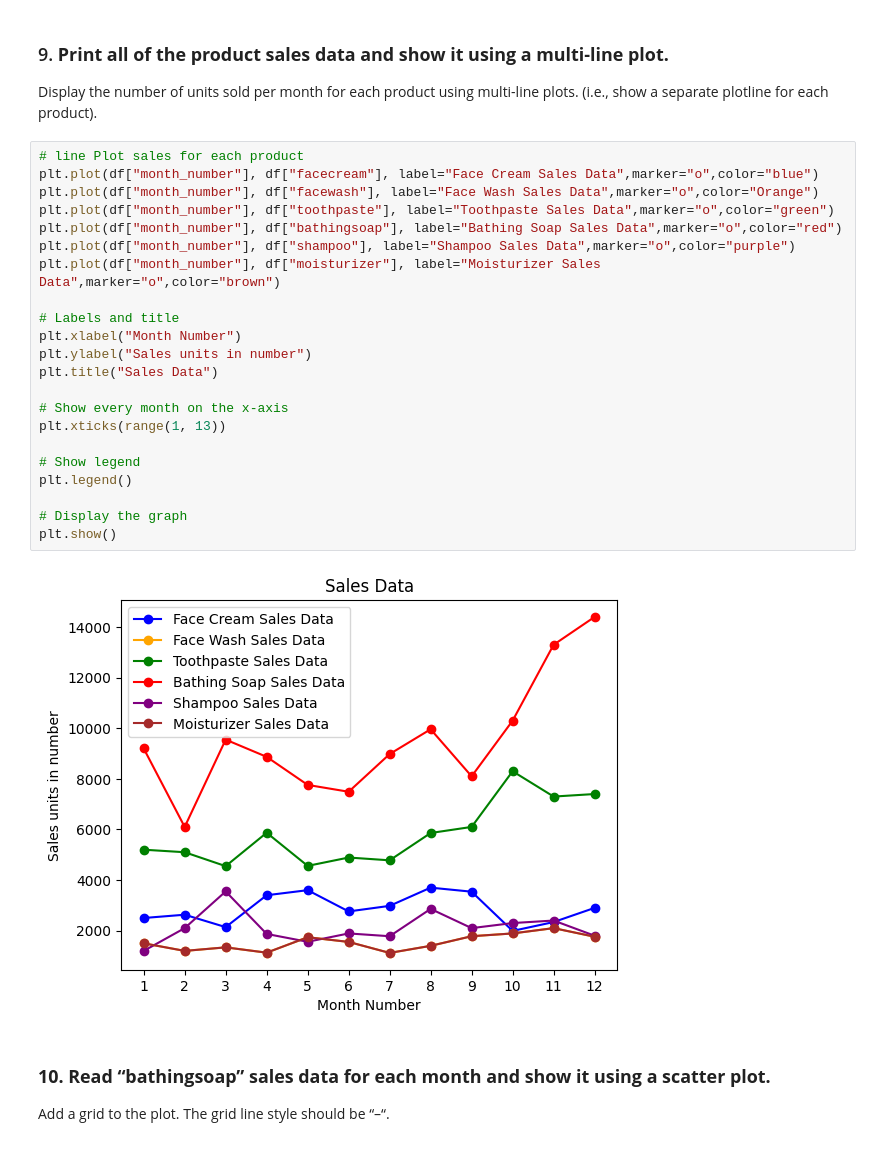
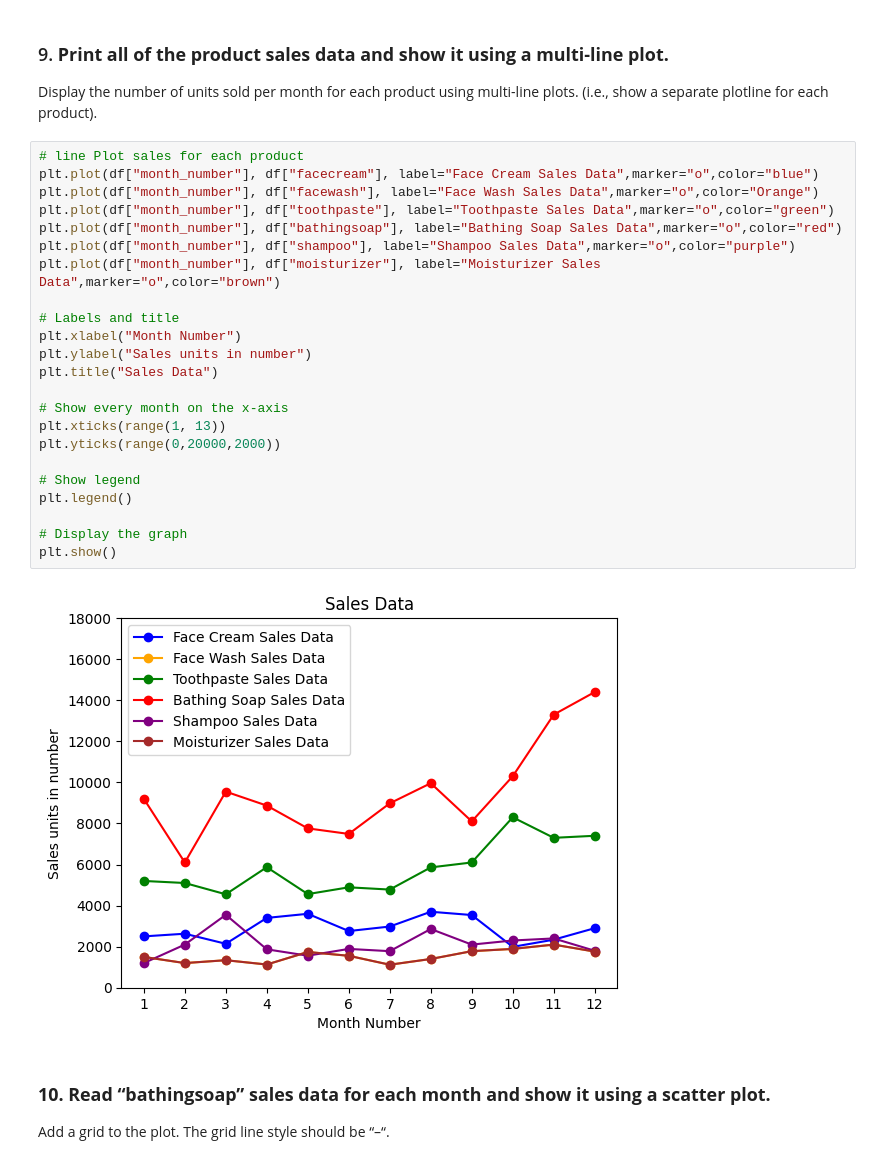
Before and after one commit to DeepaTS/386.5_MatPlotLib, a Jupyter notebook: Deepa__386_SBA_Data_Analysis_and_Visualization_with_Python.ipynb, the cells around one changed output. Saved outputs shown, nothing was run; the diff lists cells and outputs as text.

```diff
--- a/Deepa__386_SBA_Data_Analysis_and_Visualization_with_Python.ipynb
+++ b/Deepa__386_SBA_Data_Analysis_and_Visualization_with_Python.ipynb
@@ -150,27 +153,28 @@ Display the number of units sold per month for each product using multi-line plo
 # %%
 # line Plot sales for each product
 plt.plot(df["month_number"], df["facecream"], label="Face Cream Sales Data",marker="o",color="blue")
 plt.plot(df["month_number"], df["facewash"], label="Face Wash Sales Data",marker="o",color="Orange")
 plt.plot(df["month_number"], df["toothpaste"], label="Toothpaste Sales Data",marker="o",color="green")
 plt.plot(df["month_number"], df["bathingsoap"], label="Bathing Soap Sales Data",marker="o",color="red")
 plt.plot(df["month_number"], df["shampoo"], label="Shampoo Sales Data",marker="o",color="purple")
 plt.plot(df["month_number"], df["moisturizer"], label="Moisturizer Sales Data",marker="o",color="brown")
 
 # Labels and title
 plt.xlabel("Month Number")
 plt.ylabel("Sales units in number")
 plt.title("Sales Data")
 
 # Show every month on the x-axis
 plt.xticks(range(1, 13))
+plt.yticks(range(0,20000,2000))
 
 # Show legend
 plt.legend()
 
 # Display the graph
 plt.show()
 # %% [output]
-[figure, old version]
+[figure, new version]
 # %% [markdown]
 ### **10. Read “bathingsoap” sales data for each month and show it using a scatter plot.**
 Add a grid to the plot. The grid line style should be “–“.
```
Also changed, not shown: parts of 2 cells of this notebook.
